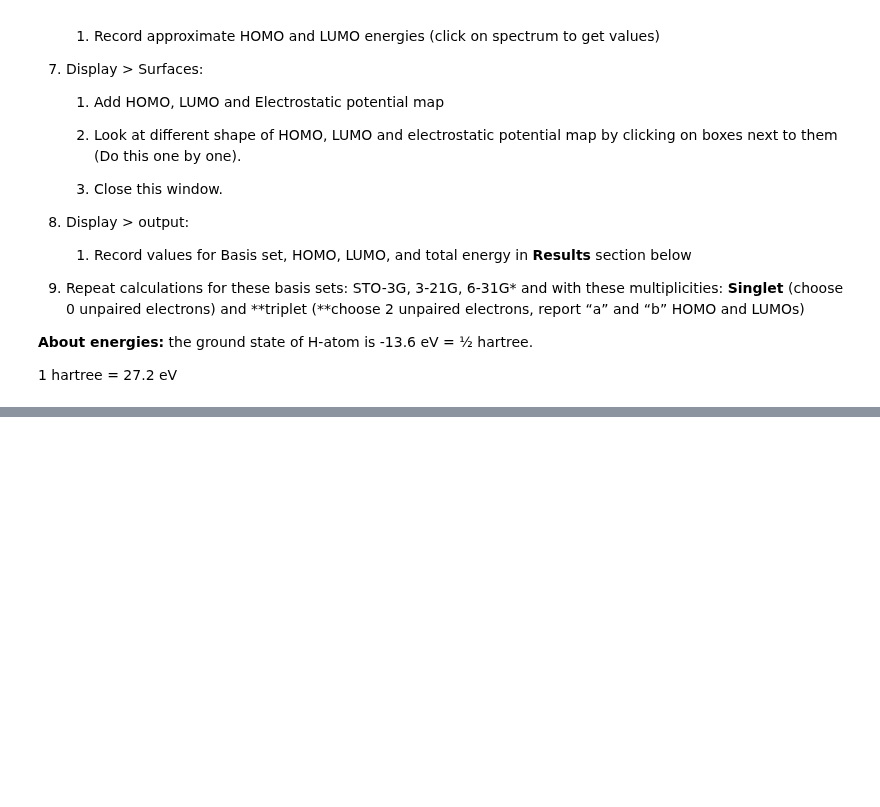
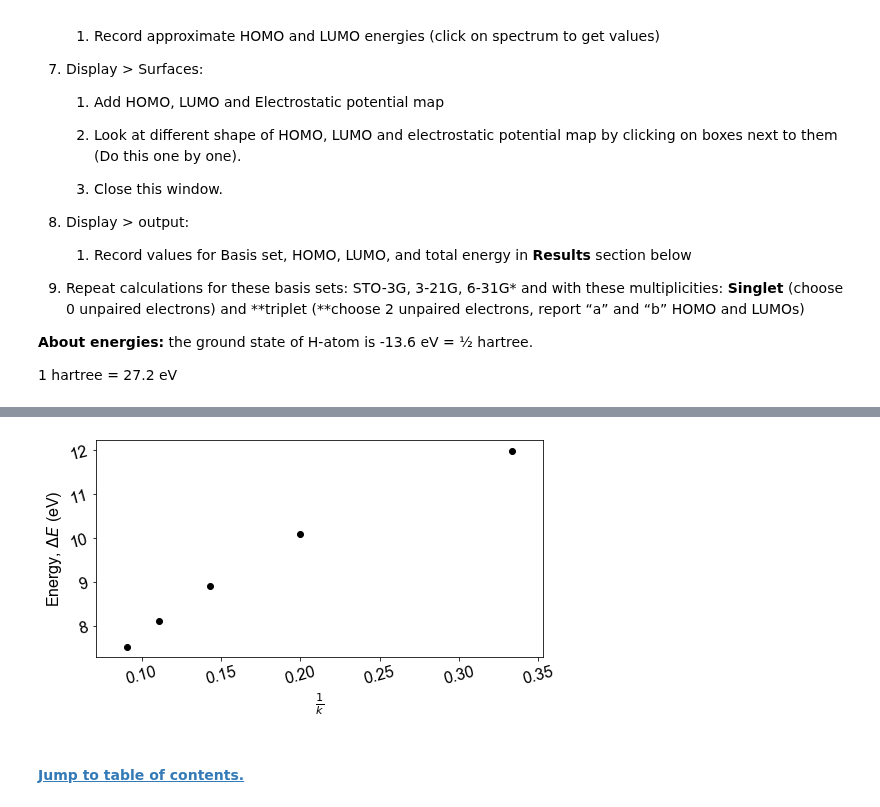
Before and after one commit to robraddi/TU_Chem, a Jupyter notebook: CHEM3405_Physical_Chemistry_Bio/CHEM3405.ipynb, the cells around one changed output, grey strips where cells are left out. Cells and saved outputs as stored; diff of their text form; code cells hidden in the pictures; blank space fills up the shorter version.

```diff
--- a/CHEM3405_Physical_Chemistry_Bio/CHEM3405.ipynb
+++ b/CHEM3405_Physical_Chemistry_Bio/CHEM3405.ipynb
@@ -434,0 +539,12 @@ Checklist:
+# %%
+import numpy as np
+LUMO = [-5.90,-5.10,-4.62,-4.27,-4.02 ]
+HOMO = [-17.88,-15.20,-13.53,-12.38,-11.55]
+k_inv = np.array([3.,5.,7.,9.,11.])**(-1.)
+dE = [LUMO[i]-HOMO[i] for i in range(len(HOMO))]
+p.simple_plot(k_inv,dE,xlabel='$\\frac{1}{k}$',ylabel='Energy, $\\Delta E$ (eV)',name=None,size=111,Type='scatter',
+        color=False,fig_size=(8,4),invert_x_axis=False,fit=False,order=None)
+# %% [output]
+[figure, added]
+# %% [markdown]
+#### [Jump to table of contents.](#Table-of-Contents:)
```
Also changed, not shown: parts of 8 cells of this notebook, 3 other files.
